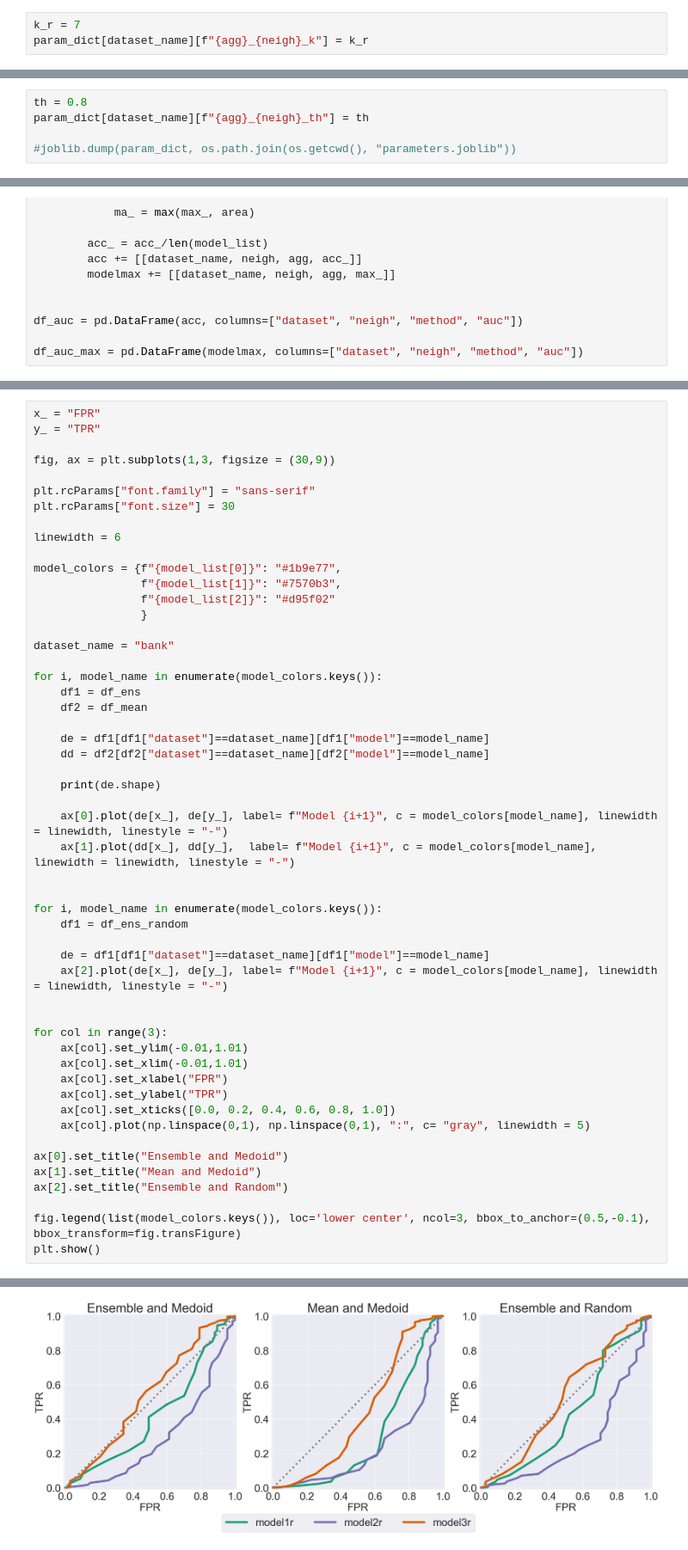
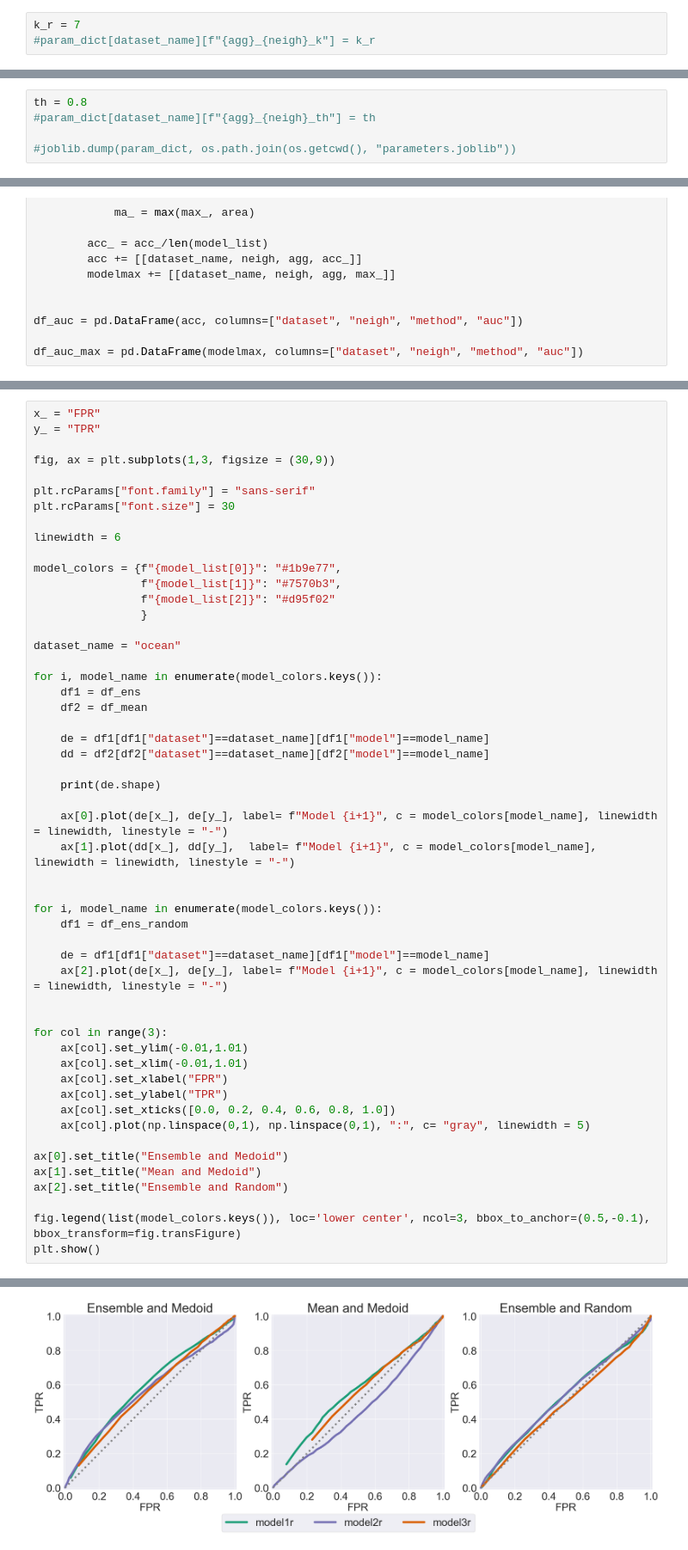
Before and after one commit to MatteoVicenzino/XAI_robustness_analysis, a Jupyter notebook: tuning_Reg.ipynb, the cells around one changed output, grey strips where cells are left out. Shown at 86% size. Drawn from its saved outputs; the diff is of its cells as text.

```diff
--- a/tuning_Reg.ipynb
+++ b/tuning_Reg.ipynb
@@ -132,6 +129,6 @@ plt.show()
 # %%
 k_r = 7
-param_dict[dataset_name][f"{agg}_{neigh}_k"] = k_r
+#param_dict[dataset_name][f"{agg}_{neigh}_k"] = k_r
 # %%
 plt.figure(figsize=(8,6))
 for model_name in [m for m in model_list]: # if m != 'model1' and m != 'model2' and m != 'model3'
@@ -164,6 +161,6 @@ plt.show()
 # %%
 th = 0.8
-param_dict[dataset_name][f"{agg}_{neigh}_th"] = th
+#param_dict[dataset_name][f"{agg}_{neigh}_th"] = th
 
 #joblib.dump(param_dict, os.path.join(os.getcwd(), "parameters.joblib"))
 # %%
@@ -580,7 +577,7 @@ model_colors = {f"{model_list[0]}": "#1b9e77",
                 f"{model_list[2]}": "#d95f02"
                 }
 
-dataset_name = "bank"
+dataset_name = "ocean"
 
 for i, model_name in enumerate(model_colors.keys()):
     df1 = df_ens
@@ -593,31 +590,31 @@ for i, model_name in enumerate(model_colors.keys()):
 
     ax[0].plot(de[x_], de[y_], label= f"Model {i+1}", c = model_colors[model_name], linewidth = linewidth, linestyle = "-")
     ax[1].plot(dd[x_], dd[y_],  label= f"Model {i+1}", c = model_colors[model_name], linewidth = linewidth, linestyle = "-")
 
 
 for i, model_name in enumerate(model_colors.keys()):
     df1 = df_ens_random
 
     de = df1[df1["dataset"]==dataset_name][df1["model"]==model_name]
     ax[2].plot(de[x_], de[y_], label= f"Model {i+1}", c = model_colors[model_name], linewidth = linewidth, linestyle = "-")
 
 
 for col in range(3):
     ax[col].set_ylim(-0.01,1.01)
     ax[col].set_xlim(-0.01,1.01)
     ax[col].set_xlabel("FPR")
     ax[col].set_ylabel("TPR")
     ax[col].set_xticks([0.0, 0.2, 0.4, 0.6, 0.8, 1.0])
     ax[col].plot(np.linspace(0,1), np.linspace(0,1), ":", c= "gray", linewidth = 5)
 
 ax[0].set_title("Ensemble and Medoid")
 ax[1].set_title("Mean and Medoid")
 ax[2].set_title("Ensemble and Random")
 
 fig.legend(list(model_colors.keys()), loc='lower center', ncol=3, bbox_to_anchor=(0.5,-0.1), bbox_transform=fig.transFigure)
 plt.show()
 # %% [output]
 (100, 22)
 (100, 22)
 (100, 22)
-[figure, old version]
+[figure, new version]
```
Also changed, not shown: parts of 8 cells of this notebook, 31 other files.
